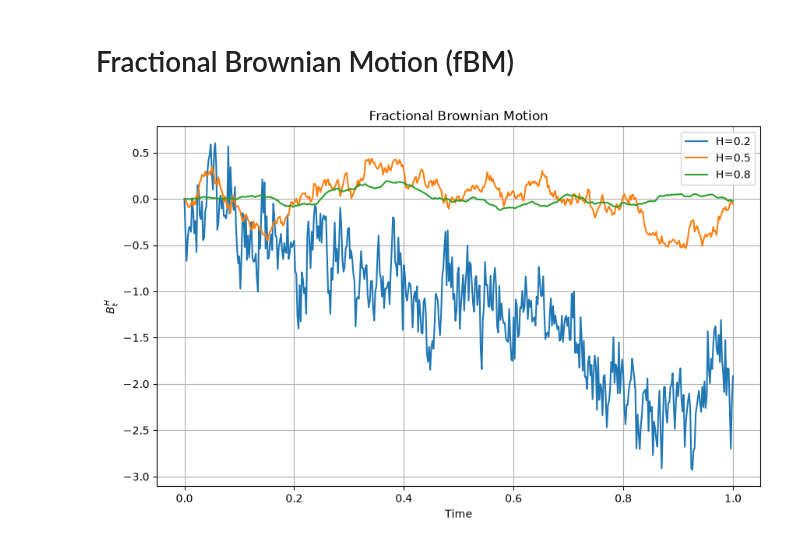
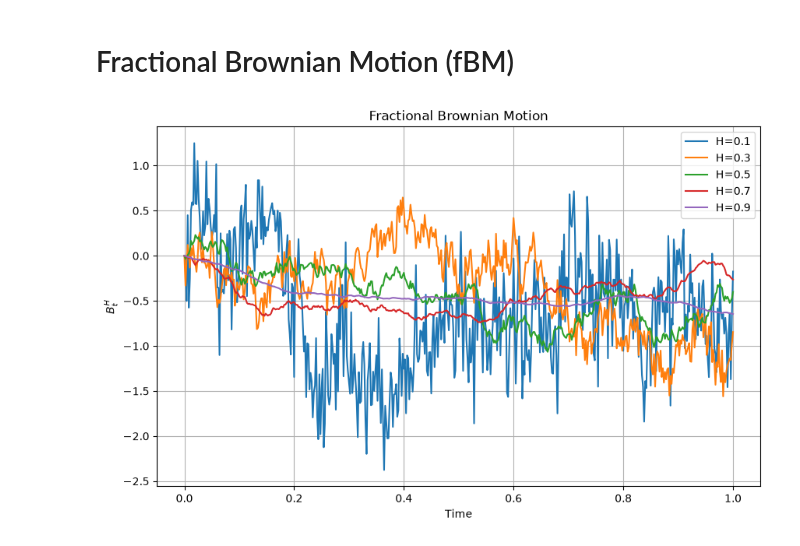
Before and after one commit to nanxij/surim-brownian-exploration, a Jupyter notebook: notebooks/week2.ipynb, the cells around one changed output. Saved outputs shown, nothing was run; the diff lists cells and outputs as text; code cells hidden in the pictures.

```diff
--- a/notebooks/week2.ipynb
+++ b/notebooks/week2.ipynb
@@ -110,22 +110,22 @@ Note: for higher orders attempts, the integrals acrew different terms, making it
 # %%
 import matplotlib.pyplot as plt
 
 from stochastic.fractional import generate_fractional
 
-Hs = [0.2, 0.5, 0.8]
+Hs = [0.1, 0.3, 0.5, 0.7, 0.9]
 
 plt.figure(figsize=(10,6))
 
 for H in Hs:
     t, B = generate_fractional(H=H, n=500)
     plt.plot(t, B, label=f"H={H}")
 
 plt.legend()
 plt.xlabel("Time")
 plt.ylabel(r"$B_t^H$")
 plt.title("Fractional Brownian Motion")
 plt.grid(True)
 
 plt.show()
 # %% [output]
-[figure, old version]
+[figure, new version]
```
Also changed, not shown: parts of 3 cells of this notebook.
